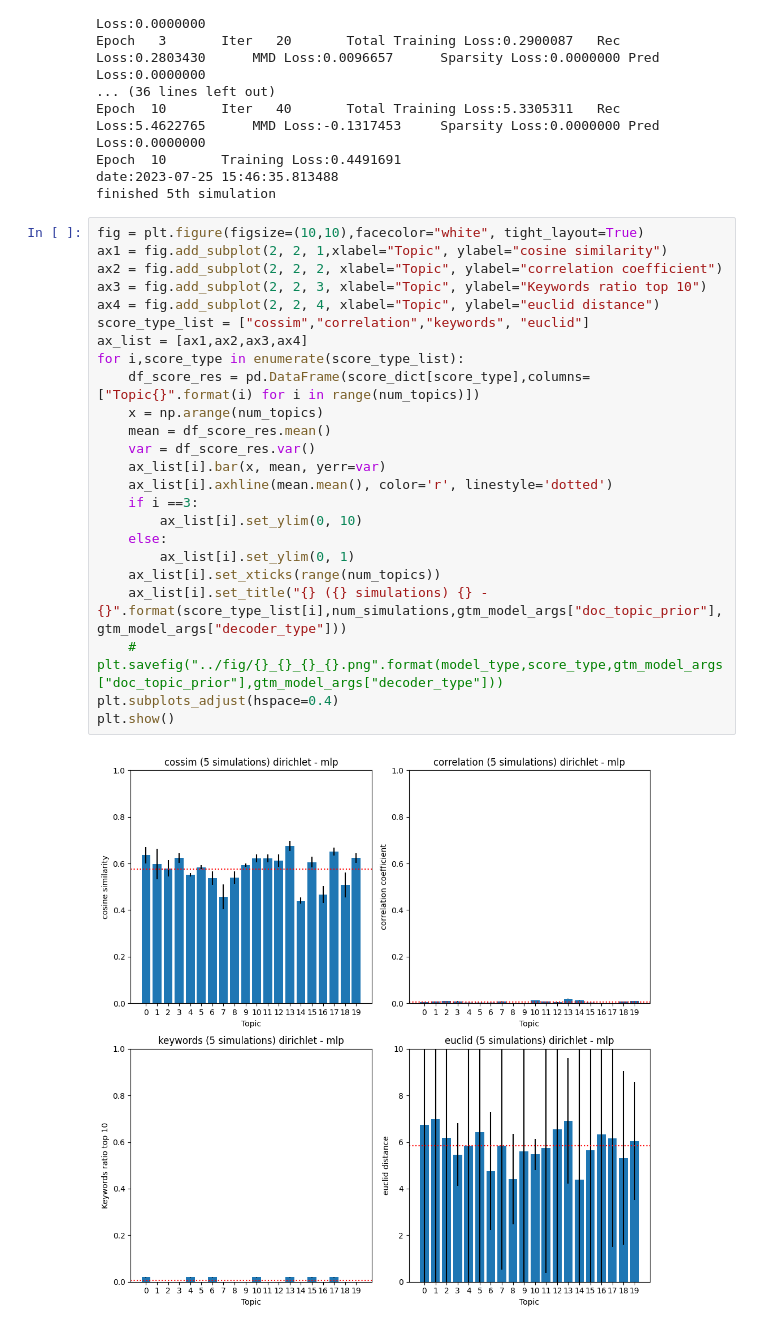
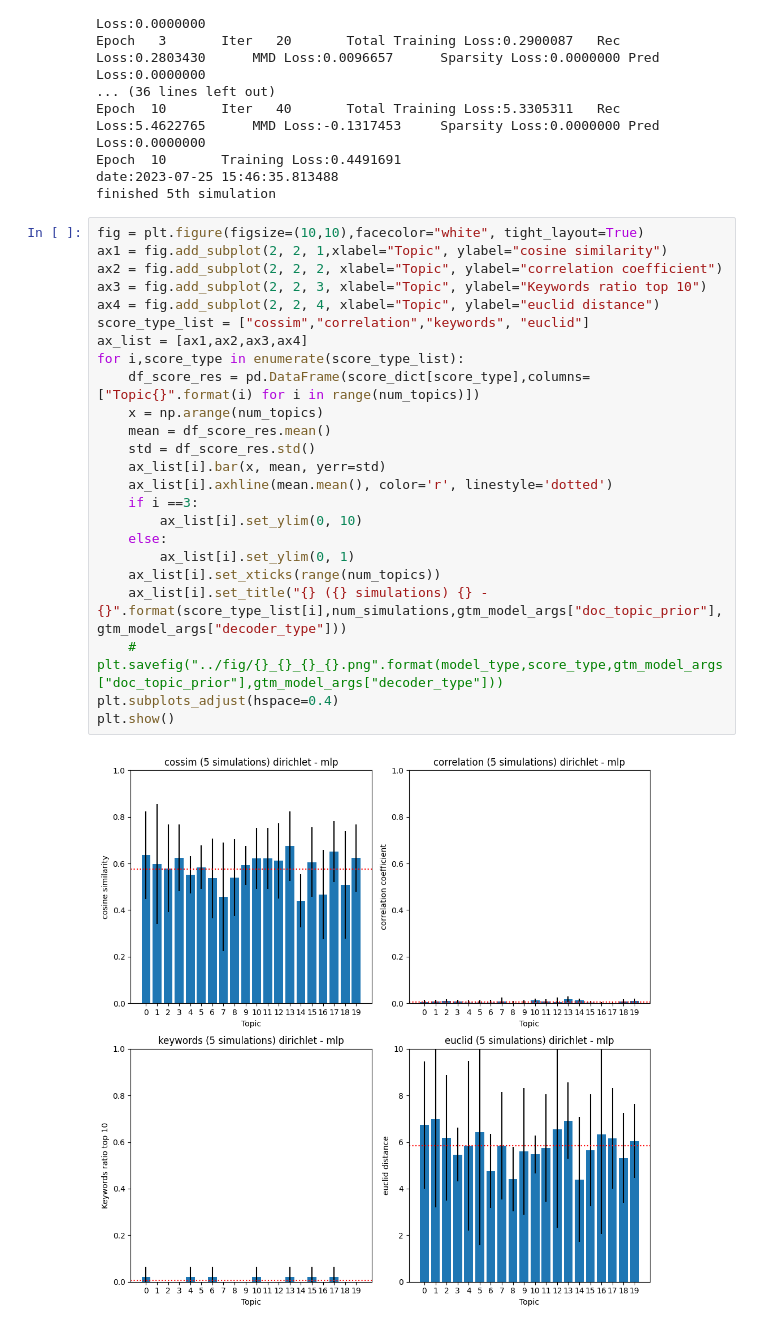
Before and after one commit to benjamin-kohler/generalized_topic_model, a Jupyter notebook: notebooks/simulation_dirichlet_mlp.ipynb, the cells around one changed output. Drawn from its saved outputs; the diff is of its cells as text.

```diff
--- a/notebooks/simulation_dirichlet_mlp.ipynb
+++ b/notebooks/simulation_dirichlet_mlp.ipynb
@@ -159,26 +159,26 @@ finished 5th simulation
 # %%
 fig = plt.figure(figsize=(10,10),facecolor="white", tight_layout=True)
 ax1 = fig.add_subplot(2, 2, 1,xlabel="Topic", ylabel="cosine similarity")
 ax2 = fig.add_subplot(2, 2, 2, xlabel="Topic", ylabel="correlation coefficient")
 ax3 = fig.add_subplot(2, 2, 3, xlabel="Topic", ylabel="Keywords ratio top 10")
 ax4 = fig.add_subplot(2, 2, 4, xlabel="Topic", ylabel="euclid distance")
 score_type_list = ["cossim","correlation","keywords", "euclid"]
 ax_list = [ax1,ax2,ax3,ax4]
 for i,score_type in enumerate(score_type_list):
     df_score_res = pd.DataFrame(score_dict[score_type],columns=["Topic{}".format(i) for i in range(num_topics)])
     x = np.arange(num_topics)
     mean = df_score_res.mean()
-    var = df_score_res.var()
-    ax_list[i].bar(x, mean, yerr=var)
+    std = df_score_res.std()
+    ax_list[i].bar(x, mean, yerr=std)
     ax_list[i].axhline(mean.mean(), color='r', linestyle='dotted')
     if i ==3:
         ax_list[i].set_ylim(0, 10)
     else:
         ax_list[i].set_ylim(0, 1)
     ax_list[i].set_xticks(range(num_topics))
     ax_list[i].set_title("{} ({} simulations) {} - {}".format(score_type_list[i],num_simulations,gtm_model_args["doc_topic_prior"],gtm_model_args["decoder_type"]))
     # plt.savefig("../fig/{}_{}_{}_{}.png".format(model_type,score_type,gtm_model_args["doc_topic_prior"],gtm_model_args["decoder_type"]))
 plt.subplots_adjust(hspace=0.4)
 plt.show()
 # %% [output]
-[figure, old version]
+[figure, new version]
```
Also changed, not shown: 2 other files.
